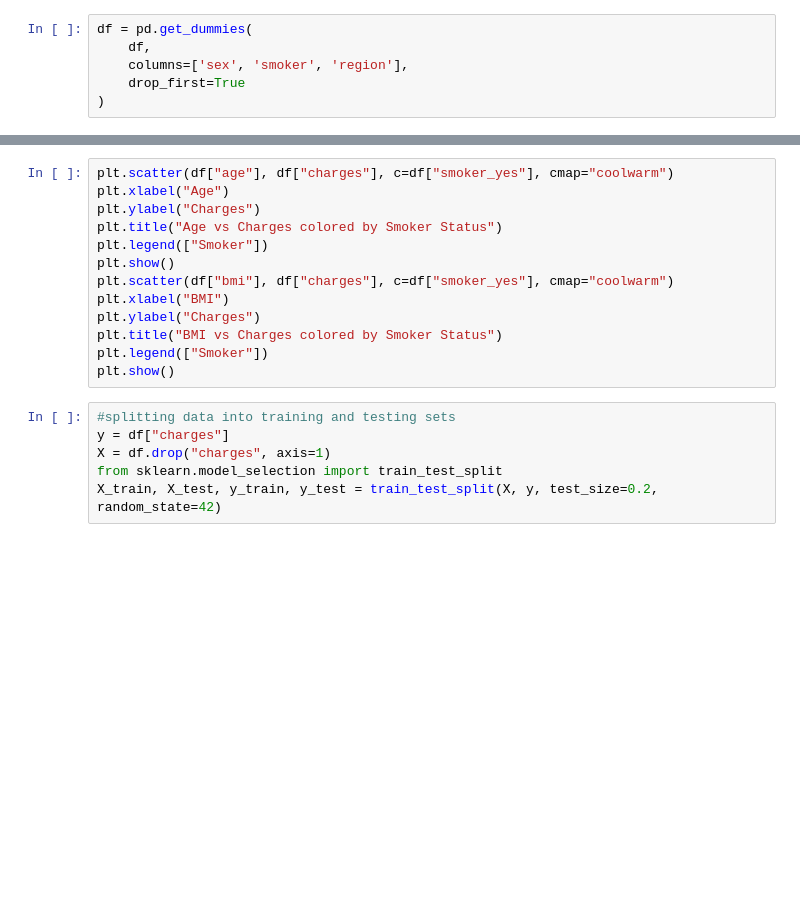
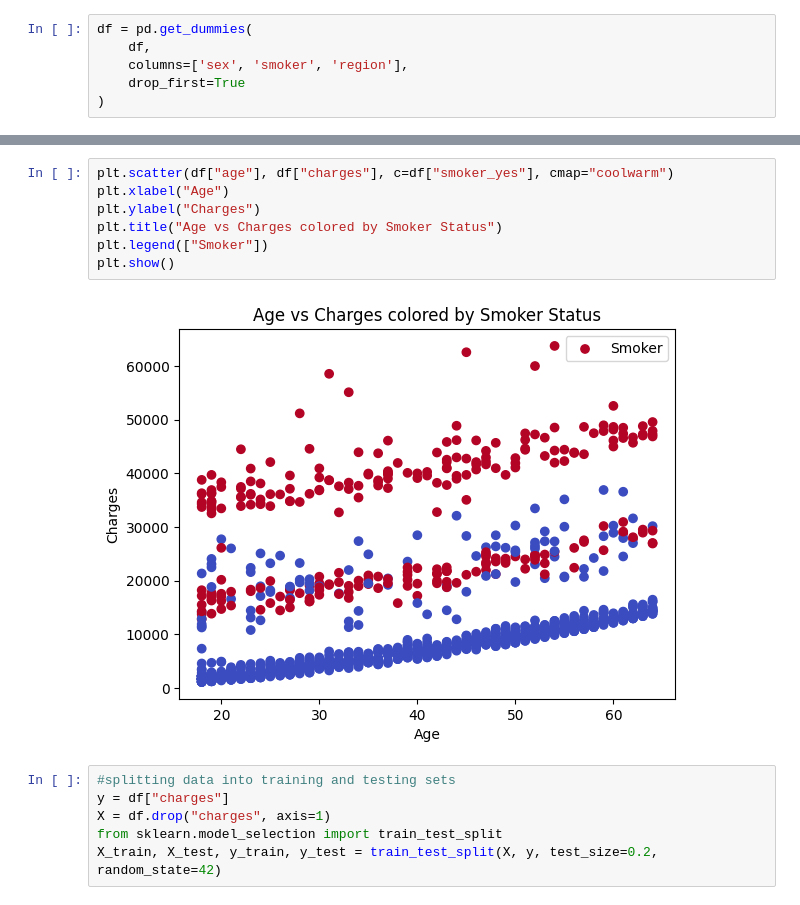
Before and after one commit to moustafa-ash/Medical-Insurance-Premium-Predictor, a Jupyter notebook: baseline_model.ipynb, the cells around one changed output, grey strips where cells are left out. Saved outputs shown, nothing was run; the diff lists cells and outputs as text; blank space fills up the shorter version.

```diff
--- a/baseline_model.ipynb
+++ b/baseline_model.ipynb
@@ -40,16 +77,12 @@ print(df.shape) #shape is (1338, 9)
 # %%
 plt.scatter(df["age"], df["charges"], c=df["smoker_yes"], cmap="coolwarm")
 plt.xlabel("Age")
 plt.ylabel("Charges")
 plt.title("Age vs Charges colored by Smoker Status")
 plt.legend(["Smoker"])
 plt.show()
-plt.scatter(df["bmi"], df["charges"], c=df["smoker_yes"], cmap="coolwarm")
-plt.xlabel("BMI")
-plt.ylabel("Charges")
-plt.title("BMI vs Charges colored by Smoker Status")
-plt.legend(["Smoker"])
-plt.show()
+# %% [output]
+[figure, added]
 # %%
 #splitting data into training and testing sets
 y = df["charges"]
```
Also changed, not shown: parts of 14 cells of this notebook, 4 other files.
